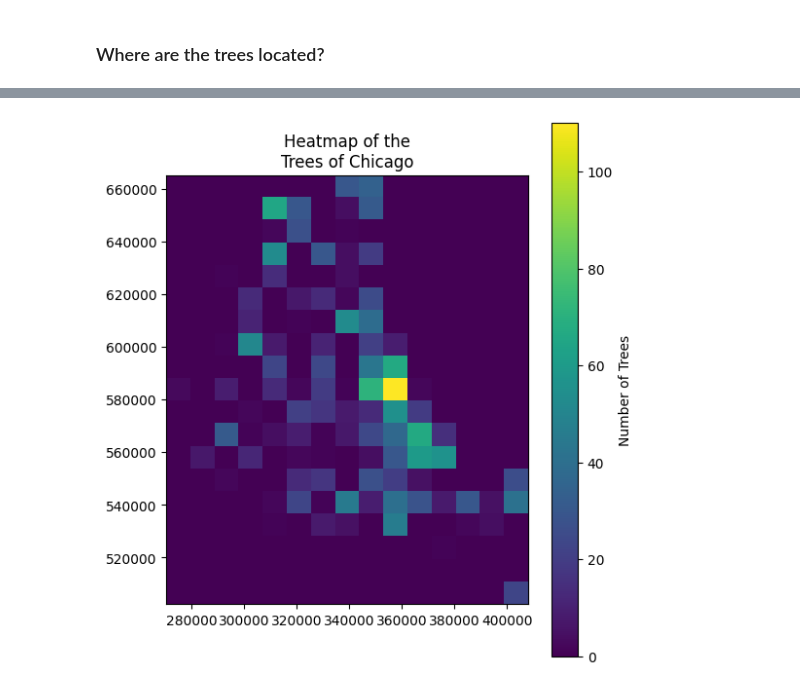
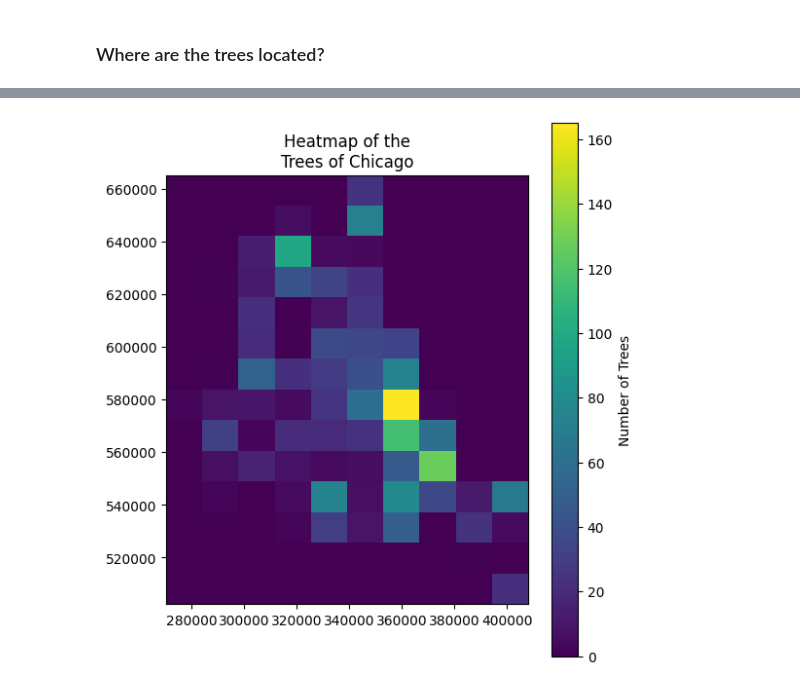
Before and after one commit to fractalate/data-trees, a Jupyter notebook: explore_chicago_il.ipynb, the cells around one changed output, grey strips where cells are left out. Cells and saved outputs as stored; diff of their text form; code cells hidden in the pictures.

```diff
--- a/explore_chicago_il.ipynb
+++ b/explore_chicago_il.ipynb
@@ -488,4 +543,9 @@ plt.show()
 # %%
-draw_heatmap(df_trees_chicago, extents=extents_chicago, title='Heatmap of the\nTrees of Chicago')
+draw_heatmap(
+    df_trees_chicago,
+    extents=extents_chicago,
+    title='Heatmap of the\nTrees of Chicago',
+    n_bins=10,
+)
 # %% [output]
-[figure, old version]
+[figure, new version]
```
Also changed, not shown: parts of 10 cells of this notebook.
